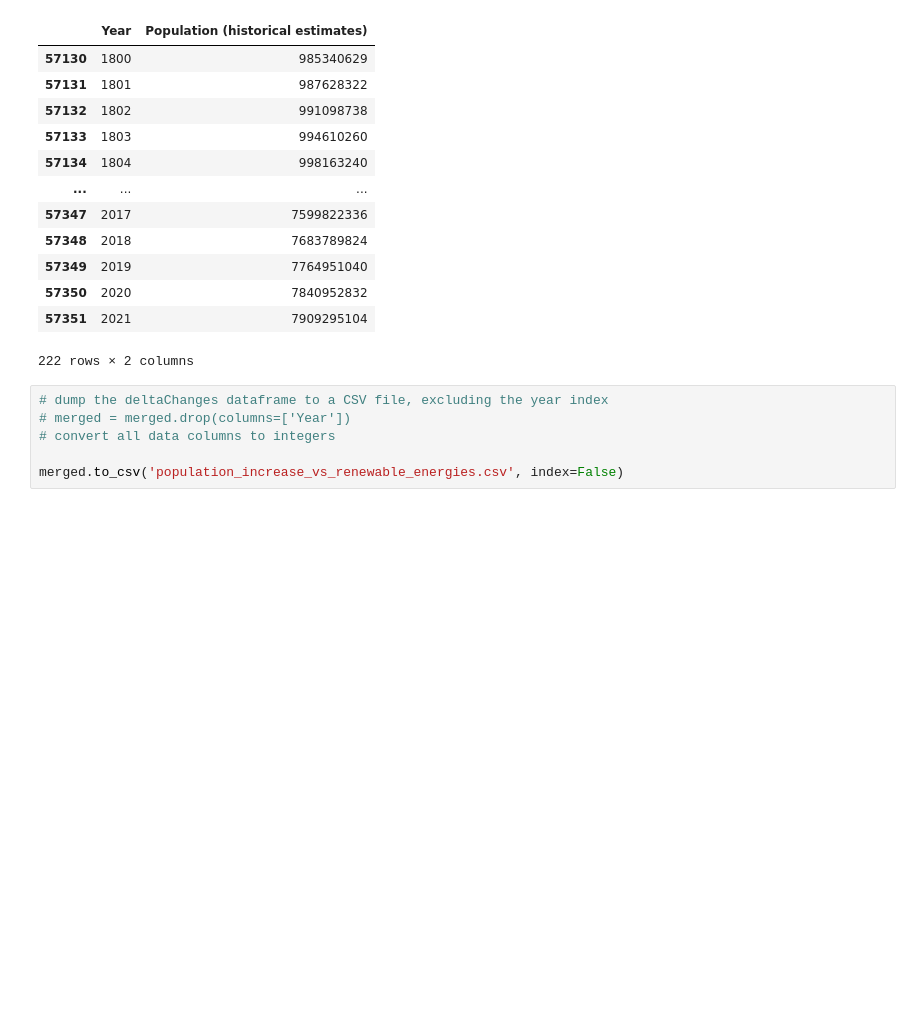
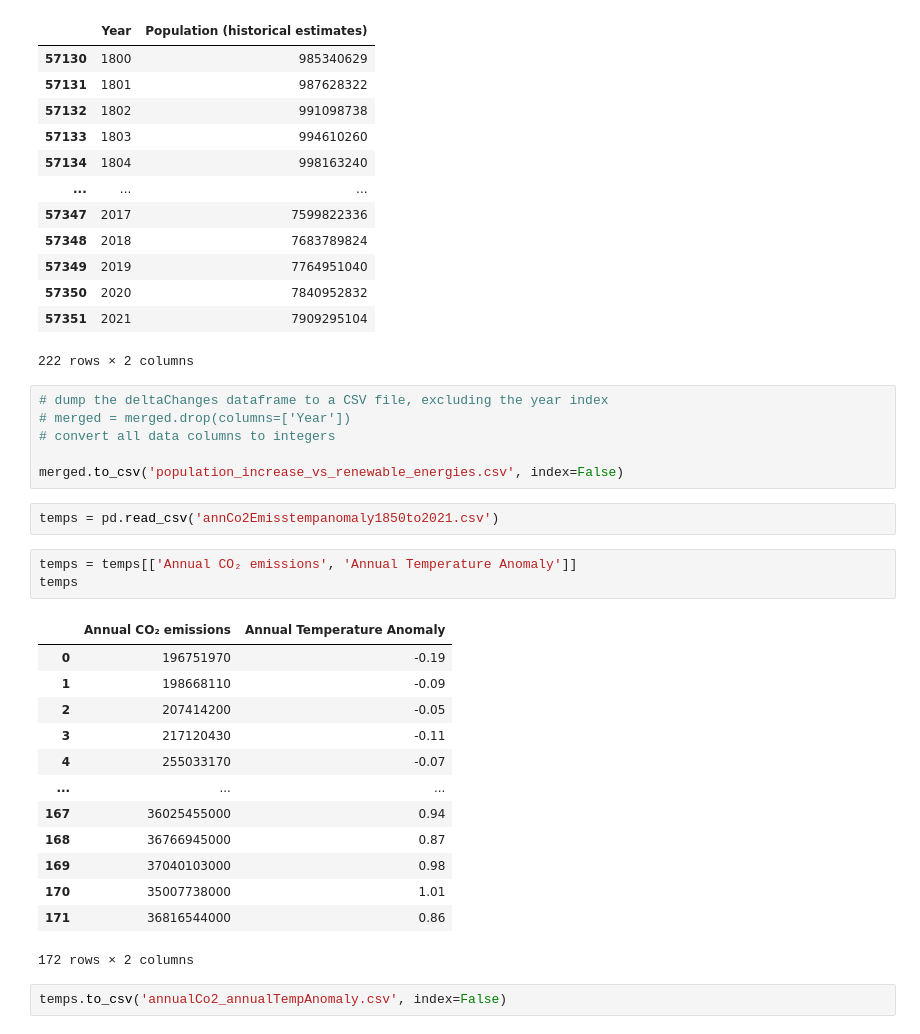
Before and after one commit to itscrystalline/ecomeow, a Jupyter notebook: train/transform.ipynb, the cells around one changed output. Drawn from its saved outputs; the diff is of its cells as text; blank space fills up the shorter version.

```diff
--- a/train/transform.ipynb
+++ b/train/transform.ipynb
@@ -99,3 +99,24 @@ population
 # convert all data columns to integers
 
 merged.to_csv('population_increase_vs_renewable_energies.csv', index=False)
+# %%
+temps = pd.read_csv('annCo2Emisstempanomaly1850to2021.csv')
+# %%
+temps = temps[['Annual CO₂ emissions', 'Annual Temperature Anomaly']]
+temps
+# %% [output]
+|  | Annual CO₂ emissions | Annual Temperature Anomaly |
+| 0 | 196751970 | -0.19 |
+| 1 | 198668110 | -0.09 |
+| 2 | 207414200 | -0.05 |
+| 3 | 217120430 | -0.11 |
+| 4 | 255033170 | -0.07 |
+| ... | ... | ... |
+| 167 | 36025455000 | 0.94 |
+| 168 | 36766945000 | 0.87 |
+| 169 | 37040103000 | 0.98 |
+| 170 | 35007738000 | 1.01 |
+| 171 | 36816544000 | 0.86 |
+172 rows × 2 columns
+# %%
+temps.to_csv('annualCo2_annualTempAnomaly.csv', index=False)
```
Also changed, not shown: 14 other files.
